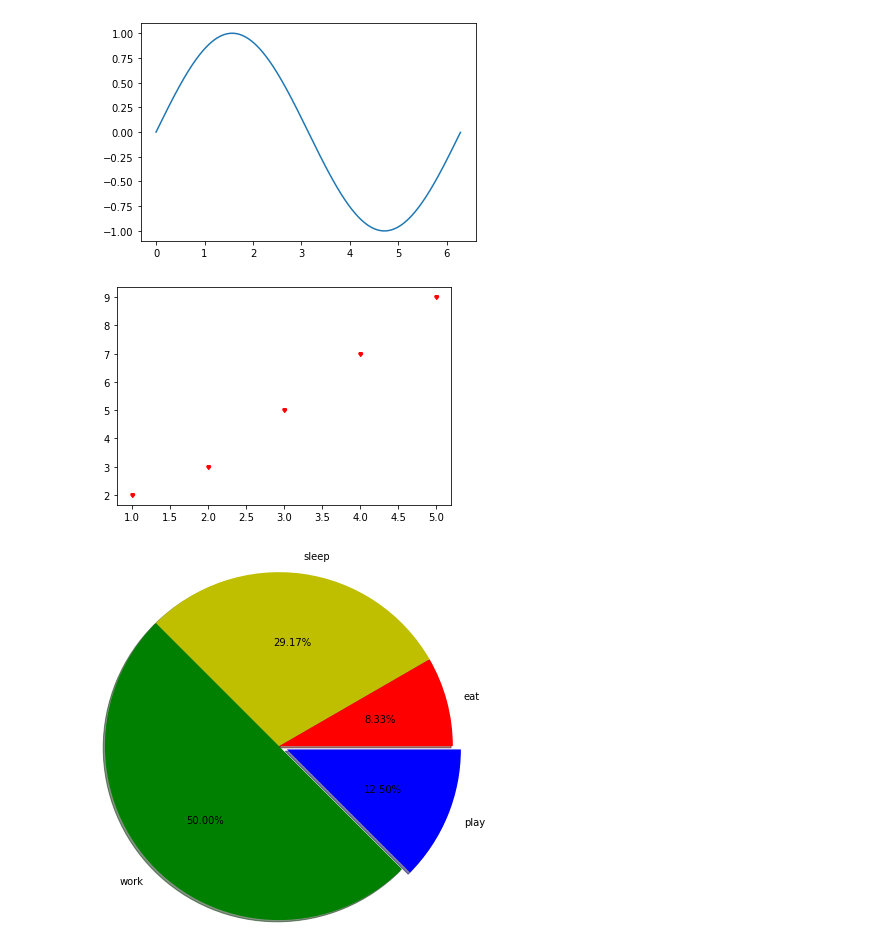
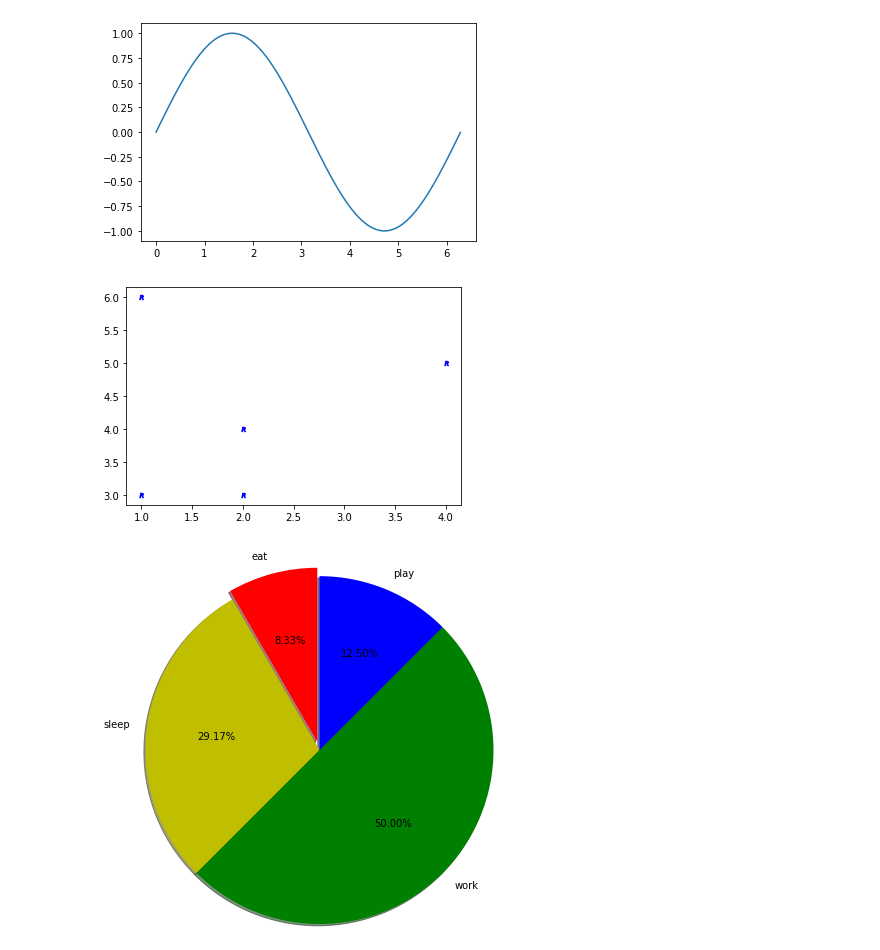
Before and after one commit to RashmivernekarN/ai_with_python_keonics, a Jupyter notebook: Module4/practical.ipynb, the cells around one changed output. Cells and saved outputs as stored; diff of their text form; code cells hidden in the pictures.

```diff
--- a/Module4/practical.ipynb
+++ b/Module4/practical.ipynb
@@ -439,25 +483,25 @@ ani.save('animated_graph.gif',writer=writergif)
 # %%
 from turtle import color
 import matplotlib.pyplot as plt
-x=[1,2,3,4,5]
+x=[2,1,1,2,4]
 
-y=[2,3,5,7,9]
+y=[4,6,3,3,5]
 
-plt.scatter(x,y,label='Stars', color="red",marker='$♥♥☺$',s=20)
+plt.scatter(x,y,label='Stars', color="blue",marker="$R$",s=20)
 plt.show()
 # %% [output]
-[figure, old version]
+[figure, new version]
 # %%
 import matplotlib.pyplot as plt
 activities=['eat','sleep','work','play']
 
 slices=[2,7,12,3]
 colors = ['r','y','g','b']
 
-plt.pie(slices, labels=activities,colors=colors,explode=(0,0,0,0.1),startangle=0, shadow=True,radius=2.0,autopct='%1.2f%%')
+plt.pie(slices, labels=activities,colors=colors,explode=(0.1,0,0,0),startangle=90, shadow=True,radius=2.0,autopct='%1.2f%%')
 plt.show()
 # %% [output]
-[figure, old version]
+[figure, new version]
 # %%
 from matplotlib import pyplot as plt
 import numpy as np
```
Also changed, not shown: parts of 31 cells of this notebook, 11 other files.
